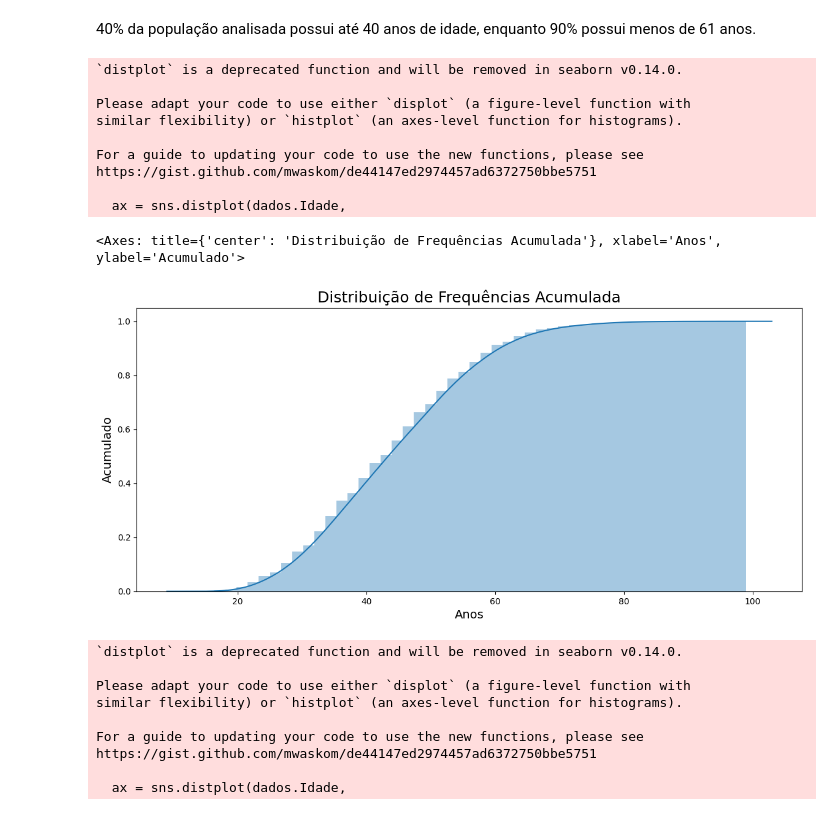
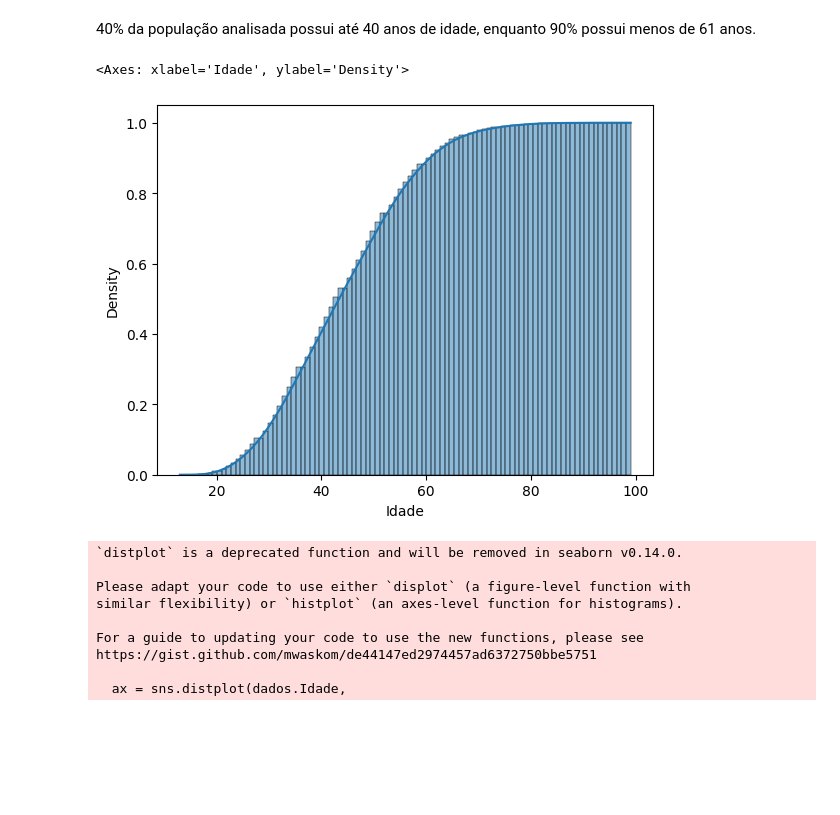
Before and after one commit to Tiago150196/analise-filmes-afi-imdb, a Jupyter notebook: analise_exploratoria_estatistica.ipynb, the cells around one changed output. Saved outputs shown, nothing was run; the diff lists cells and outputs as text; code cells hidden in the pictures; blank space fills up the shorter version.

```diff
--- a/analise_exploratoria_estatistica.ipynb
+++ b/analise_exploratoria_estatistica.ipynb
@@ -764,27 +748,16 @@ sns.histplot(
 O gráfico acumulado permite visualizar a proporção de indivíduos até determinados valores de idade.
 # %% [markdown]
 40% da população analisada possui até 40 anos de idade, enquanto 90% possui menos de 61 anos.
-# %%
-ax = sns.distplot(dados.Idade,
-                  hist_kws = {'cumulative': True},
-                  kde_kws = {'cumulative': True})
-ax.figure.set_size_inches(14, 6)
-ax.set_title('Distribuição de Frequências Acumulada', fontsize=18)
-ax.set_ylabel('Acumulado', fontsize=14)
-ax.set_xlabel('Anos', fontsize=14)
-ax
-# %% [output]
-`distplot` is a deprecated function and will be removed in seaborn v0.14.0.
-
-Please adapt your code to use either `displot` (a figure-level function with
-similar flexibility) or `histplot` (an axes-level function for histograms).
-
-For a guide to updating your code to use the new functions, please see
-https://gist.github.com/mwaskom/de44147ed2974457ad6372750bbe5751
-
-  ax = sns.distplot(dados.Idade,
-<Axes: title={'center': 'Distribuição de Frequências Acumulada'}, xlabel='Anos', ylabel='Acumulado'>
-[figure, removed]
+# %%
+sns.histplot(
+    dados['Idade'],
+    cumulative=True,
+    stat='density',
+    kde=True
+)
+# %% [output]
+<Axes: xlabel='Idade', ylabel='Density'>
+[figure, added]
 # %%
 ax = sns.distplot(dados.Idade,
                   hist_kws = {'cumulative': True},
```
Also changed, not shown: parts of 4 cells of this notebook.
